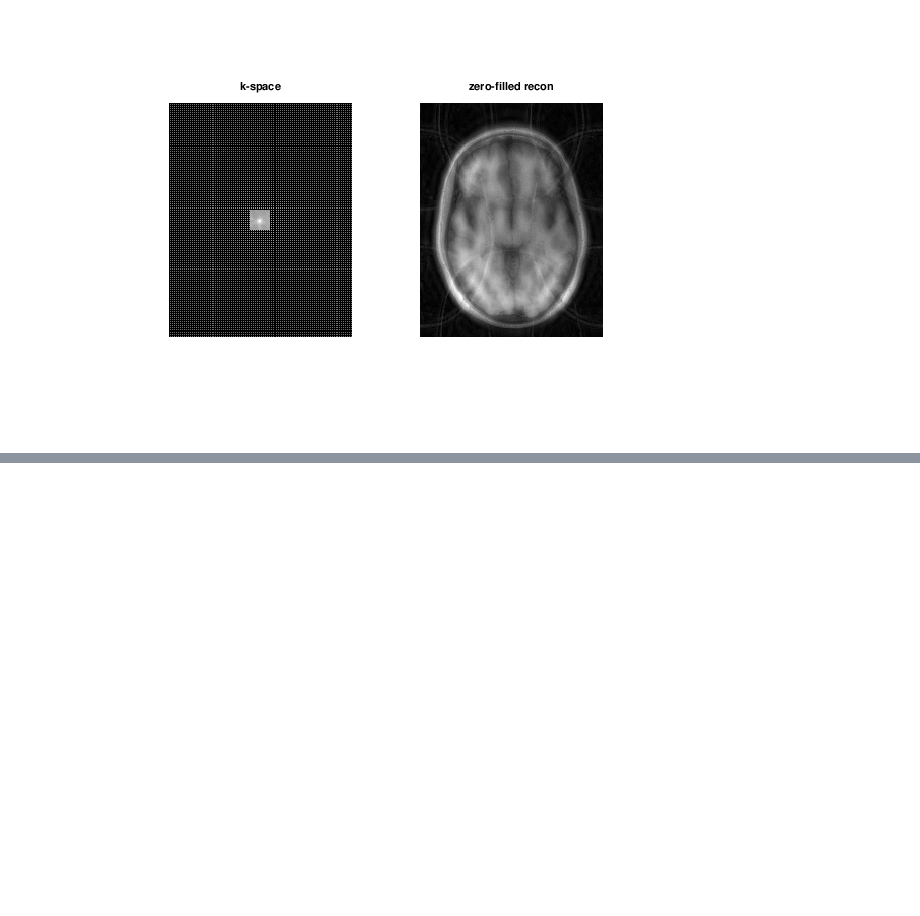
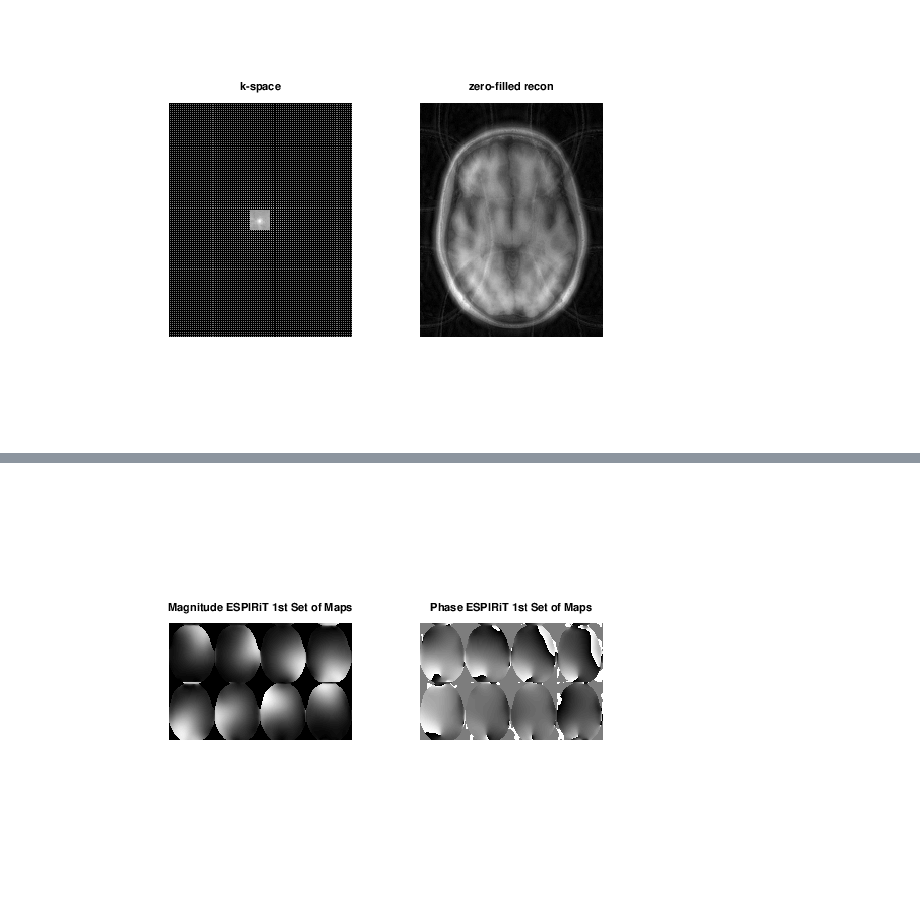
Before and after one commit to agahkarakuzu/rrsg2019.om, a Jupyter notebook: minimal_bart.ipynb, the cells around one changed output, grey strips where cells are left out. Cells and saved outputs as stored; diff of their text form; code cells hidden in the pictures; blank space fills up the shorter version.

```diff
--- a/minimal_bart.ipynb
+++ b/minimal_bart.ipynb
@@ -18,0 +29,13 @@ subplot(1,2,2), imshow(abs(zf_rss), []); title('zero-filled recon')
+# %%
+sens = bart('slice 4 0', calib);
+
+
+sens_maps = squeeze(sens);
+
+figure,
+subplot(121), imshow3(abs(sens_maps), [],[2,4]);
+title('Magnitude ESPIRiT 1st Set of Maps')
+subplot(122), imshow3(angle(sens_maps),[],[2,4])
+title('Phase ESPIRiT 1st Set of Maps')
+# %% [output]
+[figure, added]
```
Also changed, not shown: parts of 7 cells of this notebook.
